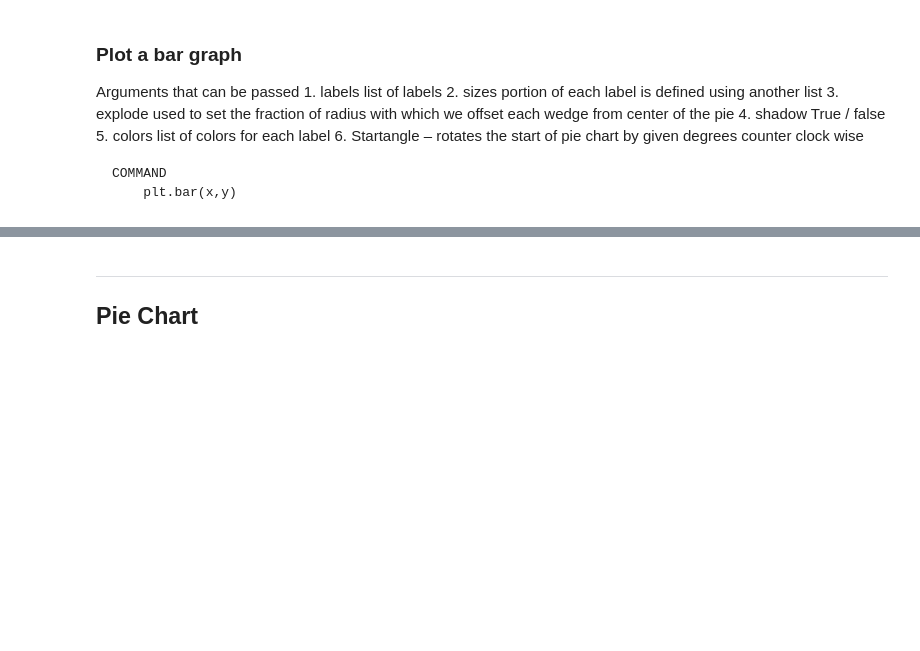
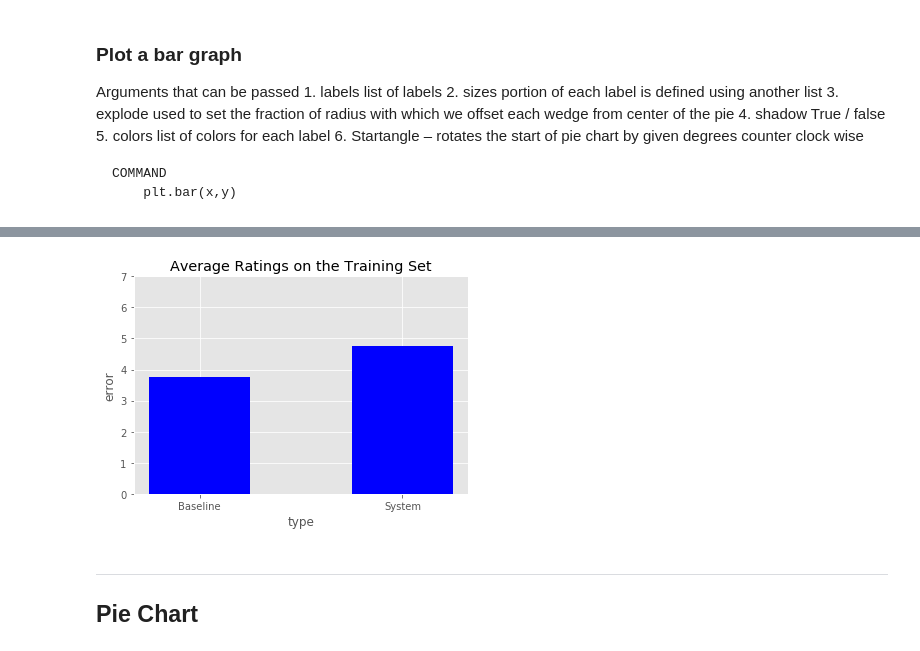
Before and after one commit to ashmeetchandok/Tutorials, a Jupyter notebook: Matplotlib Tutorial.ipynb, the cells around one changed output, grey strips where cells are left out. Cells and saved outputs as stored; diff of their text form; code cells hidden in the pictures; blank space fills up the shorter version.

```diff
--- a/Matplotlib Tutorial.ipynb
+++ b/Matplotlib Tutorial.ipynb
@@ -133,19 +136,21 @@ plt.bar(x,y)
 # %%
 import numpy as np
 labels = ["Baseline", "System"]
 data =   [3.75, 4.75]
 
 xlocations = np.array(range(len(data)))+2
 
-Plt.bar(xlocations, data, color='b',width=0.5)
+plt.bar(xlocations, data, color='b',width=0.5)
 
-Plt.yticks(range(0, 8))
-Plt.xticks(xlocations, labels)
+plt.yticks(range(0, 8))
+plt.xticks(xlocations, labels)
 
-Plt.title("Average Ratings on the Training Set")
-Plt.xlabel('type')
-Plt.ylabel('error')
-Plt.show()
+plt.title("Average Ratings on the Training Set")
+plt.xlabel('type')
+plt.ylabel('error')
+plt.show()
+# %% [output]
+[figure, added]
 # %% [markdown]
 -------------
 
```
Also changed, not shown: parts of 3 cells of this notebook.
